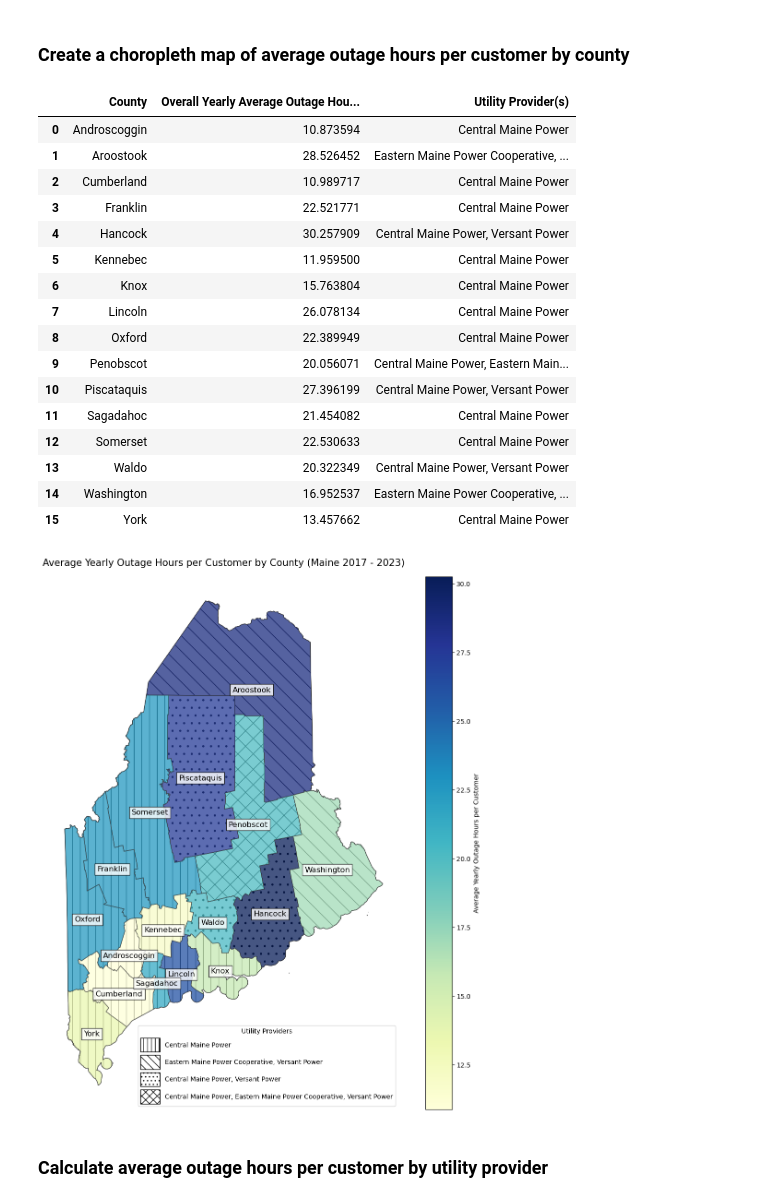
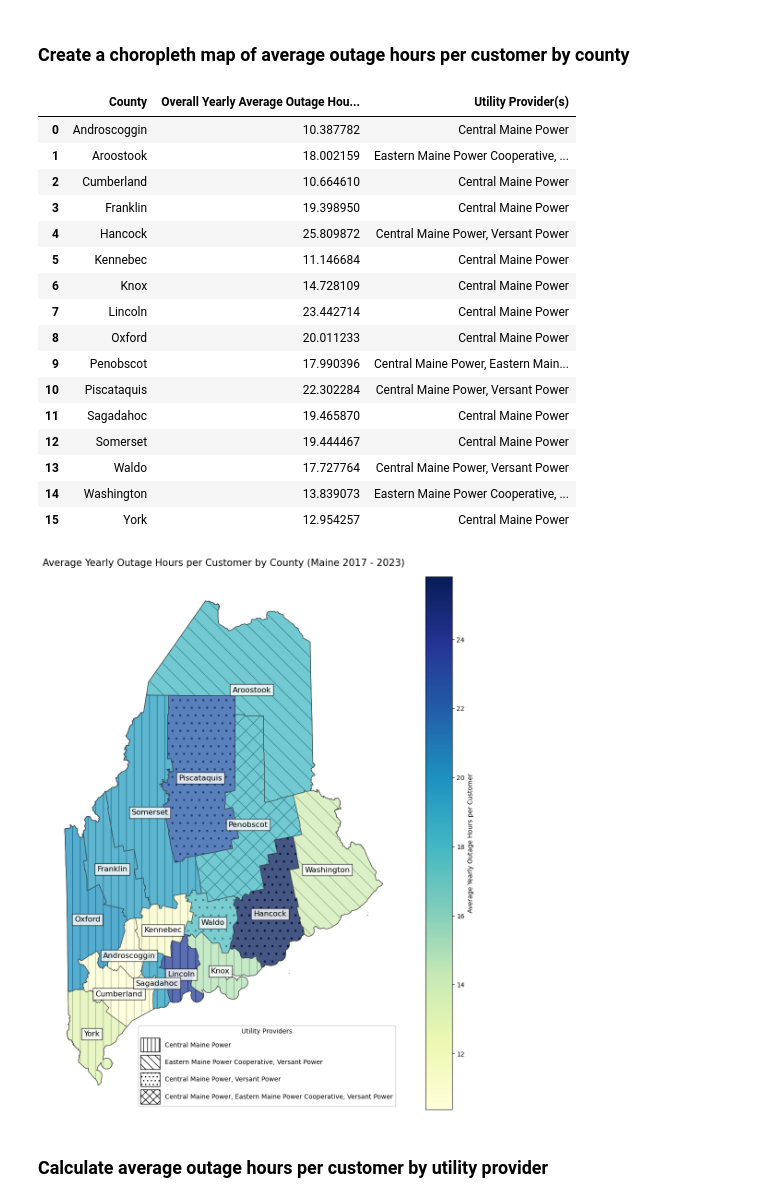
Before and after one commit to willgao23/maine-blackouts, a Jupyter notebook: notebooks/maine-blackout-analysis.ipynb, the cells around one changed output. Saved outputs shown, nothing was run; the diff lists cells and outputs as text; code cells hidden in the pictures.

```diff
--- a/notebooks/maine-blackout-analysis.ipynb
+++ b/notebooks/maine-blackout-analysis.ipynb
@@ -19,7 +21,12 @@ pd.options.mode.chained_assignment = None
 df = pd.read_csv('../data/Maine_Power.csv')
 
 # drop all entries with an unknown county or no customer hours tracked
-df.drop(df[df['CountyName'] == "Unknown"].index, inplace=True)
-df.drop(df[df['CustomerHoursTrackedTotal']  <= 0].index, inplace=True)
-
-df
+county_df = df.copy(deep=True)
+county_df.drop(county_df[county_df['CountyName'] == "Unknown"].index, inplace=True)
+county_df.drop(county_df[county_df['CustomerHoursTrackedTotal']  <= 0].index, inplace=True)
+# Use the max of 'MaxCustomerOut' and 'AvgCustomersTracked' to account for cases where
+# 'maxcustomersout' exceeds 'avgcustomerstracked', which likely indicates underreporting
+# of tracked customers.
+county_df['Customers'] = df[['MaxCustomersOut', 'AvgCustomersTracked']].max(axis=1)
+df['Customers'] = df[['MaxCustomersOut', 'AvgCustomersTracked']].max(axis=1)
+df.drop(county_df[county_df['CustomerHoursTrackedTotal']  <= 0].index, inplace=True)
@@ -41,13 +34,13 @@ df
 ### Table of the yearly average outage hours per customer by county
 # %%
 # sum up all the customers tracked and total customer hours by month and county
-county_monthly_df = df.groupby(['CountyName', 'RecordYear', 'RecordMonth']).agg({'CustomerHoursOutTotal': 'sum', 'AvgCustomersTracked': 'sum', 'UtilityName': lambda x: ', '.join(x.unique())}).reset_index()
+county_monthly_df = county_df.groupby(['CountyName', 'RecordYear', 'RecordMonth']).agg({'CustomerHoursOutTotal': 'sum', 'Customers': 'sum', 'UtilityName': lambda x: ', '.join(x.unique())}).reset_index()
 
 # sum up total customer hours out by year and county and average the customers tracked (to avoid double counting)
-yearly_df = county_monthly_df.groupby(['CountyName', 'RecordYear']).agg({'CustomerHoursOutTotal': 'sum', 'AvgCustomersTracked': 'mean', 'UtilityName': lambda x: ', '.join(x.unique())}).reset_index()
+yearly_df = county_monthly_df.groupby(['CountyName', 'RecordYear']).agg({'CustomerHoursOutTotal': 'sum', 'Customers': 'mean', 'UtilityName': lambda x: ', '.join(x.unique())}).reset_index()
 
 # get the yearly outage hours per customer for each county
-yearly_df['OutageHoursPerCustomer'] = yearly_df['CustomerHoursOutTotal'] / yearly_df['AvgCustomersTracked']
+yearly_df['OutageHoursPerCustomer'] = yearly_df['CustomerHoursOutTotal'] / yearly_df['Customers']
 
 # create a final table with the relevant columns
 df_yearly_cust_outage = yearly_df[['CountyName', 'RecordYear', 'OutageHoursPerCustomer', 'UtilityName']]
@@ -107,22 +100,22 @@ overall_county_outage_df.to_csv("exports/maine-county-overall-out-hours-per-cust
 overall_county_outage_df
 # %% [output]
 |  | County | Overall Yearly Average Outage Hou... | Utility Provider(s) |
-| 0 | Androscoggin | 10.873594 | Central Maine Power |
-| 1 | Aroostook | 28.526452 | Eastern Maine Power Cooperative, ... |
-| 2 | Cumberland | 10.989717 | Central Maine Power |
-| 3 | Franklin | 22.521771 | Central Maine Power |
-| 4 | Hancock | 30.257909 | Central Maine Power, Versant Power |
-| 5 | Kennebec | 11.959500 | Central Maine Power |
-| 6 | Knox | 15.763804 | Central Maine Power |
-| 7 | Lincoln | 26.078134 | Central Maine Power |
-| 8 | Oxford | 22.389949 | Central Maine Power |
-| 9 | Penobscot | 20.056071 | Central Maine Power, Eastern Main... |
-| 10 | Piscataquis | 27.396199 | Central Maine Power, Versant Power |
-| 11 | Sagadahoc | 21.454082 | Central Maine Power |
-| 12 | Somerset | 22.530633 | Central Maine Power |
-| 13 | Waldo | 20.322349 | Central Maine Power, Versant Power |
-| 14 | Washington | 16.952537 | Eastern Maine Power Cooperative, ... |
-| 15 | York | 13.457662 | Central Maine Power |
+| 0 | Androscoggin | 10.387782 | Central Maine Power |
+| 1 | Aroostook | 18.002159 | Eastern Maine Power Cooperative, ... |
+| 2 | Cumberland | 10.664610 | Central Maine Power |
+| 3 | Franklin | 19.398950 | Central Maine Power |
+| 4 | Hancock | 25.809872 | Central Maine Power, Versant Power |
+| 5 | Kennebec | 11.146684 | Central Maine Power |
+| 6 | Knox | 14.728109 | Central Maine Power |
+| 7 | Lincoln | 23.442714 | Central Maine Power |
+| 8 | Oxford | 20.011233 | Central Maine Power |
+| 9 | Penobscot | 17.990396 | Central Maine Power, Eastern Main... |
+| 10 | Piscataquis | 22.302284 | Central Maine Power, Versant Power |
+| 11 | Sagadahoc | 19.465870 | Central Maine Power |
+| 12 | Somerset | 19.444467 | Central Maine Power |
+| 13 | Waldo | 17.727764 | Central Maine Power, Versant Power |
+| 14 | Washington | 13.839073 | Eastern Maine Power Cooperative, ... |
+| 15 | York | 12.954257 | Central Maine Power |
 # %%
 # import county boundaries
 counties = gpd.read_file('../data/Maine_County_Boundary_Polygons_Dissolved_Feature.shp')
@@ -135,34 +128,36 @@ fig, ax = plt.subplots(figsize=(15, 15))
 # add hatches for different utility providers
 merged.loc[merged['Utility Provider(s)'] == 'Central Maine Power'].plot(facecolor=(0, 0, 0, 0), hatch="|", edgecolor="0", ax=ax)
 merged.loc[merged['Utility Provider(s)'] == 'Eastern Maine Power Cooperative, Versant Power'].plot(facecolor=(0, 0, 0, 0), hatch="\\", edgecolor="0", ax=ax)
 merged.loc[merged['Utility Provider(s)'] == 'Central Maine Power, Versant Power'].plot(facecolor=(0, 0, 0, 0), hatch=".", edgecolor="0", ax=ax)
 merged.loc[merged['Utility Provider(s)'] == 'Central Maine Power, Eastern Maine Power Cooperative, Versant Power'].plot(facecolor=(0, 0, 0, 0), hatch="x", edgecolor="0", ax=ax)
 # plot the choropleth map using the outage hours per customer as a variable
 merged.plot(column='Overall Yearly Average Outage Hours per Customer (2017 - 2023)', alpha=0.75, cmap='YlGnBu', linewidth=0.8, ax=ax, edgecolor='0.3', legend=True, legend_kwds={'label': "Average Yearly Outage Hours per Customer", 'orientation': "vertical"})
 
 # create custom legend of the hatches used
 hatch_legend = [
     mpatches.Patch(facecolor=(0, 0, 0, 0), edgecolor="0", hatch="||", label="Central Maine Power"),
     mpatches.Patch(facecolor=(0, 0, 0, 0), edgecolor="0", hatch="\\\\", label="Eastern Maine Power Cooperative, Versant Power"),
     mpatches.Patch(facecolor=(0, 0, 0, 0), edgecolor="0", hatch="..", label="Central Maine Power, Versant Power"),
     mpatches.Patch(facecolor=(0, 0, 0, 0), edgecolor="0", hatch="xx", label="Central Maine Power, Eastern Maine Power Cooperative, Versant Power"),
 ]
 
 # add the legend to the plot
-ax.legend(handles=hatch_legend, title="Utility Providers", handleheight=3, handlelength=3, loc="lower right")
+hatch_legend = ax.legend(handles=hatch_legend, title="Utility Providers", handleheight=3, handlelength=3, loc="lower right")
+hatch_legend.get_frame().set_facecolor('white')
+hatch_legend.get_frame().set_alpha(1)
 
 # add county name labels
 for x, y, label in zip(merged.geometry.centroid.x, merged.geometry.centroid.y, merged.index):
     ax.text(x, y, label, fontsize=12, ha='center', va='top', bbox=dict(boxstyle='square', facecolor='white', alpha=0.8))
 
 # axis customization
 ax.set_title('Average Yearly Outage Hours per Customer by County (Maine 2017 - 2023)', fontdict={'fontsize': '15', 'fontweight' : '3'}, loc='center')
 ax.axis('off')
 
 # save the map and display it within the notebook
 plt.savefig('exports/maine-county-map-overall-out-hours-per-cust.png', dpi=300)
 plt.show()
 # %% [output]
-[figure, old version]
+[figure, new version]
 # %% [markdown]
 ### Calculate average outage hours per customer by utility provider
```
Also changed, not shown: parts of 17 cells of this notebook, 19 other files.
